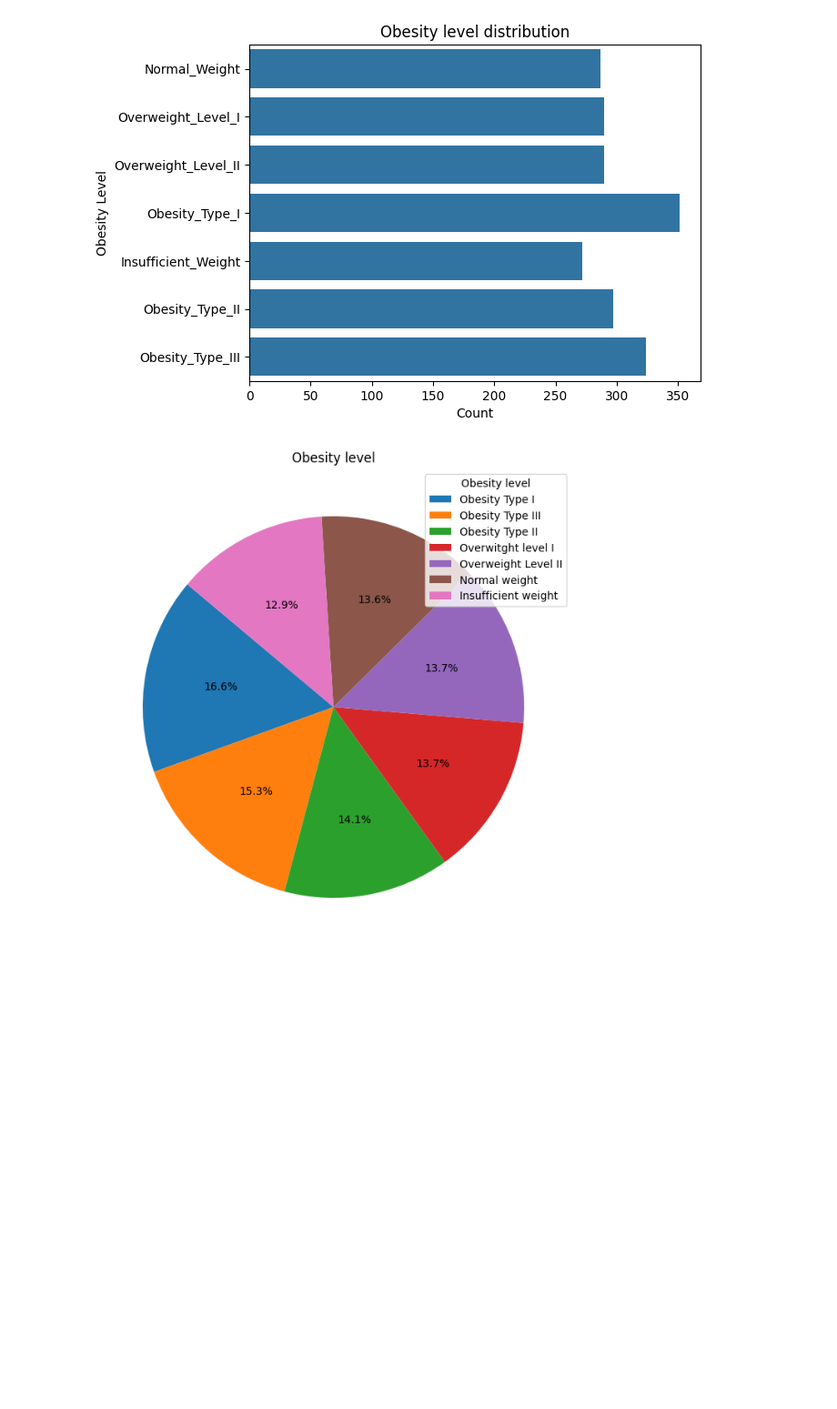
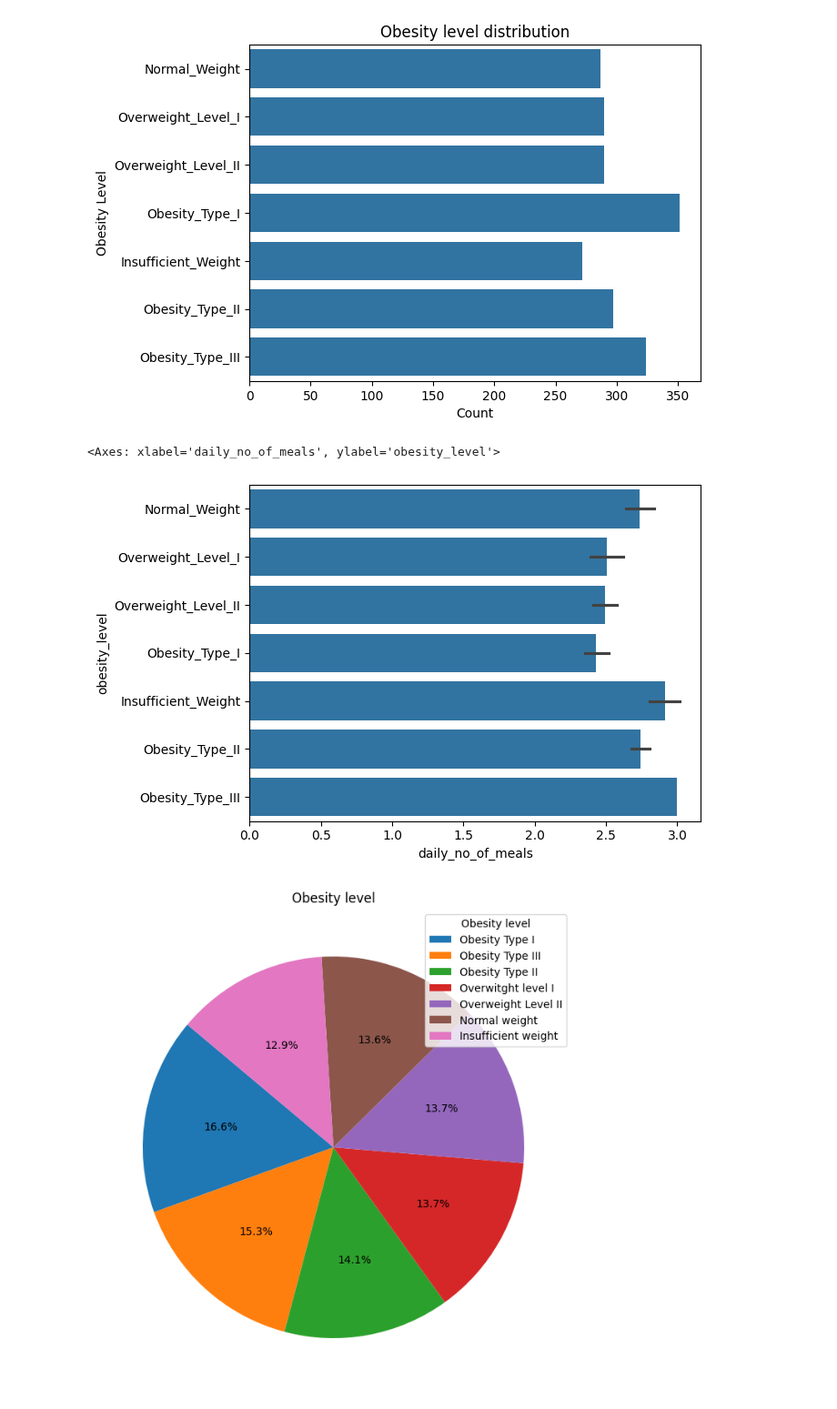
Before and after one commit to SamGombs20/DataAnalysisSample, a Jupyter notebook: code/obesiScanAnalysis.ipynb, the cells around one changed output. Shown at 91% size. Cells and saved outputs as stored; diff of their text form; code cells hidden in the pictures; blank space fills up the shorter version.

```diff
--- a/code/obesiScanAnalysis.ipynb
+++ b/code/obesiScanAnalysis.ipynb
@@ -166,6 +162,11 @@ plt.ylabel("Obesity Level")
 plt.show()
 # %% [output]
 [figure]
+# %%
+sns.barplot(df, x='daily_no_of_meals', y='obesity_level')
+# %% [output]
+<Axes: xlabel='daily_no_of_meals', ylabel='obesity_level'>
+[figure, added]
 # %%
 obesity_level_proportion = df['obesity_level'].value_counts()/df['obesity_level'].count()
 plot_pie_chart_multiple_categories(obesity_level_proportion, "Obesity level",
```
Also changed, not shown: parts of 1 cell of this notebook.
